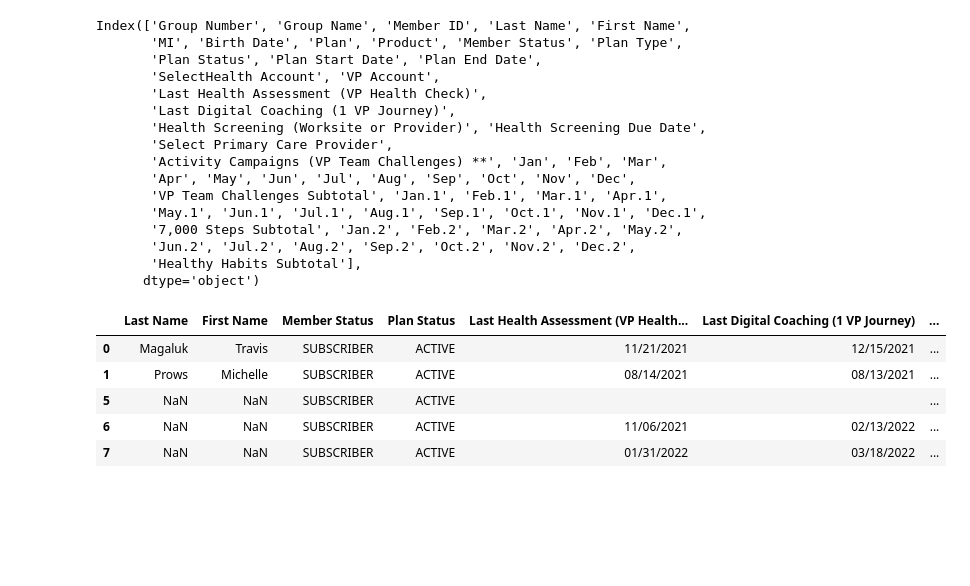
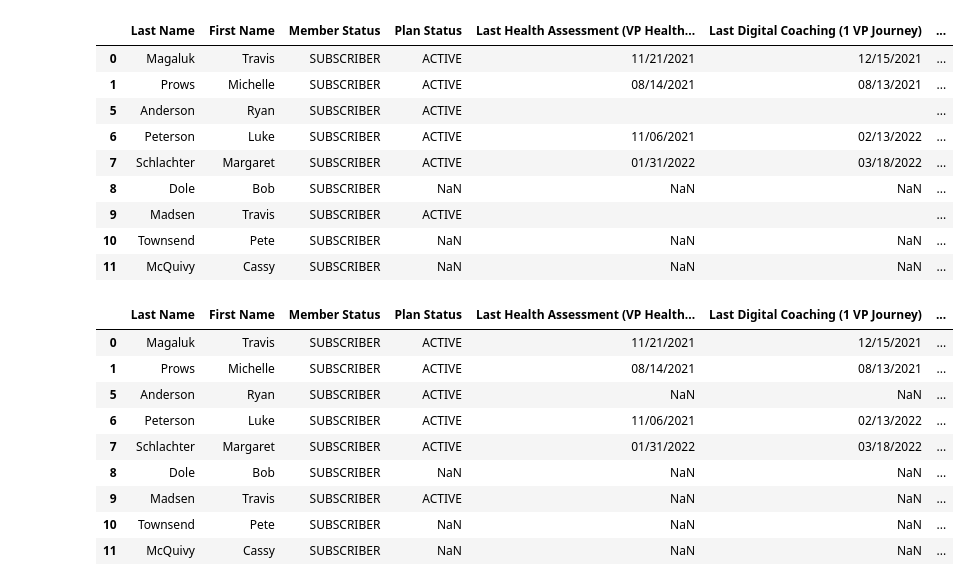
Before and after one commit to Travis-Magaluk/Auto_Emailer, a Jupyter notebook: Excel Data Processing Testing.ipynb, the cells around one changed output. Saved outputs shown, nothing was run; the diff lists cells and outputs as text; code cells hidden in the pictures; blank space fills up the shorter version.

```diff
--- a/Excel Data Processing Testing.ipynb
+++ b/Excel Data Processing Testing.ipynb
@@ -4,5 +7,5 @@ import pandas as pd
 # %%
-df = pd.read_excel('Employee Wellness Spreadsheet 2.xlsx')
+df1 = pd.read_excel('Employee Wellness Spreadsheet 2.xlsx')
 # %%
 
 
@@ -26,36 +24,28 @@ df.head(30)
 # %%
-df.columns
+# df1.columns
-# %% [output]
-Index(['Group Number', 'Group Name', 'Member ID', 'Last Name', 'First Name',
-       'MI', 'Birth Date', 'Plan', 'Product', 'Member Status', 'Plan Type',
-       'Plan Status', 'Plan Start Date', 'Plan End Date',
-       'SelectHealth Account', 'VP Account',
-       'Last Health Assessment (VP Health Check)',
-       'Last Digital Coaching (1 VP Journey)',
-       'Health Screening (Worksite or Provider)', 'Health Screening Due Date',
-       'Select Primary Care Provider',
-       'Activity Campaigns (VP Team Challenges) **', 'Jan', 'Feb', 'Mar',
-       'Apr', 'May', 'Jun', 'Jul', 'Aug', 'Sep', 'Oct', 'Nov', 'Dec',
-       'VP Team Challenges Subtotal', 'Jan.1', 'Feb.1', 'Mar.1', 'Apr.1',
-       'May.1', 'Jun.1', 'Jul.1', 'Aug.1', 'Sep.1', 'Oct.1', 'Nov.1', 'Dec.1',
-       '7,000 Steps Subtotal', 'Jan.2', 'Feb.2', 'Mar.2', 'Apr.2', 'May.2',
-       'Jun.2', 'Jul.2', 'Aug.2', 'Sep.2', 'Oct.2', 'Nov.2', 'Dec.2',
-       'Healthy Habits Subtotal'],
-      dtype='object')
 # %%
-list_of_column_names = ['Last Name', 'First Name', 'Member Status', 'Plan Status', 'Last Health Assessment (VP Health Check)', 'Last Digital Coaching (1 VP Journey)', 'Health Screening (Worksite or Provider)', 'Activity Campaigns (VP Team Challenges) **']
+# Only Columns we need here sorting out the unnecessary column names.
 
-df_sort = df[list_of_column_names]
+list_of_column_names = ['Last Name', 'First Name', 'Member Status', 'Plan Status', 'Last Health Assessment \
+(VP Health Check)', 'Last Digital Coaching (1 VP Journey)', 'Health Screening (Worksite or Provider)','Activity \
+Campaigns (VP Team Challenges) **']
+
+df_sort = df1[list_of_column_names]
 # %%
 df_sort.head()
 
+# Filter out only subscribers.
 df_sort = df_sort[df_sort['Member Status'] == 'SUBSCRIBER']
 
-df_sort.head()
+df_sort.head(10)
 # %% [output]
 |  | Last Name | First Name | Member Status | Plan Status | Last Health Assessment (VP Health... | Last Digital Coaching (1 VP Journey) | ... |
 | 0 | Magaluk | Travis | SUBSCRIBER | ACTIVE | 11/21/2021 | 12/15/2021 | ... |
 | 1 | Prows | Michelle | SUBSCRIBER | ACTIVE | 08/14/2021 | 08/13/2021 | ... |
-| 5 | NaN | NaN | SUBSCRIBER | ACTIVE |  |  | ... |
-| 6 | NaN | NaN | SUBSCRIBER | ACTIVE | 11/06/2021 | 02/13/2022 | ... |
-| 7 | NaN | NaN | SUBSCRIBER | ACTIVE | 01/31/2022 | 03/18/2022 | ... |
+| 5 | Anderson | Ryan | SUBSCRIBER | ACTIVE |  |  | ... |
+| 6 | Peterson | Luke | SUBSCRIBER | ACTIVE | 11/06/2021 | 02/13/2022 | ... |
+| 7 | Schlachter | Margaret | SUBSCRIBER | ACTIVE | 01/31/2022 | 03/18/2022 | ... |
+| 8 | Dole | Bob | SUBSCRIBER | NaN | NaN | NaN | ... |
+| 9 | Madsen | Travis | SUBSCRIBER | ACTIVE |  |  | ... |
+| 10 | Townsend | Pete | SUBSCRIBER | NaN | NaN | NaN | ... |
+| 11 | McQuivy | Cassy | SUBSCRIBER | NaN | NaN | NaN | ... |
@@ -61,0 +55,13 @@ df_sort.head()
+# %%
+df_sort.head(20)
+# %% [output]
+|  | Last Name | First Name | Member Status | Plan Status | Last Health Assessment (VP Health... | Last Digital Coaching (1 VP Journey) | ... |
+| 0 | Magaluk | Travis | SUBSCRIBER | ACTIVE | 11/21/2021 | 12/15/2021 | ... |
+| 1 | Prows | Michelle | SUBSCRIBER | ACTIVE | 08/14/2021 | 08/13/2021 | ... |
+| 5 | Anderson | Ryan | SUBSCRIBER | ACTIVE | NaN | NaN | ... |
+| 6 | Peterson | Luke | SUBSCRIBER | ACTIVE | 11/06/2021 | 02/13/2022 | ... |
+| 7 | Schlachter | Margaret | SUBSCRIBER | ACTIVE | 01/31/2022 | 03/18/2022 | ... |
+| 8 | Dole | Bob | SUBSCRIBER | NaN | NaN | NaN | ... |
+| 9 | Madsen | Travis | SUBSCRIBER | ACTIVE | NaN | NaN | ... |
+| 10 | Townsend | Pete | SUBSCRIBER | NaN | NaN | NaN | ... |
+| 11 | McQuivy | Cassy | SUBSCRIBER | NaN | NaN | NaN | ... |
```
Also changed, not shown: parts of 20 cells of this notebook, 10 other files.
